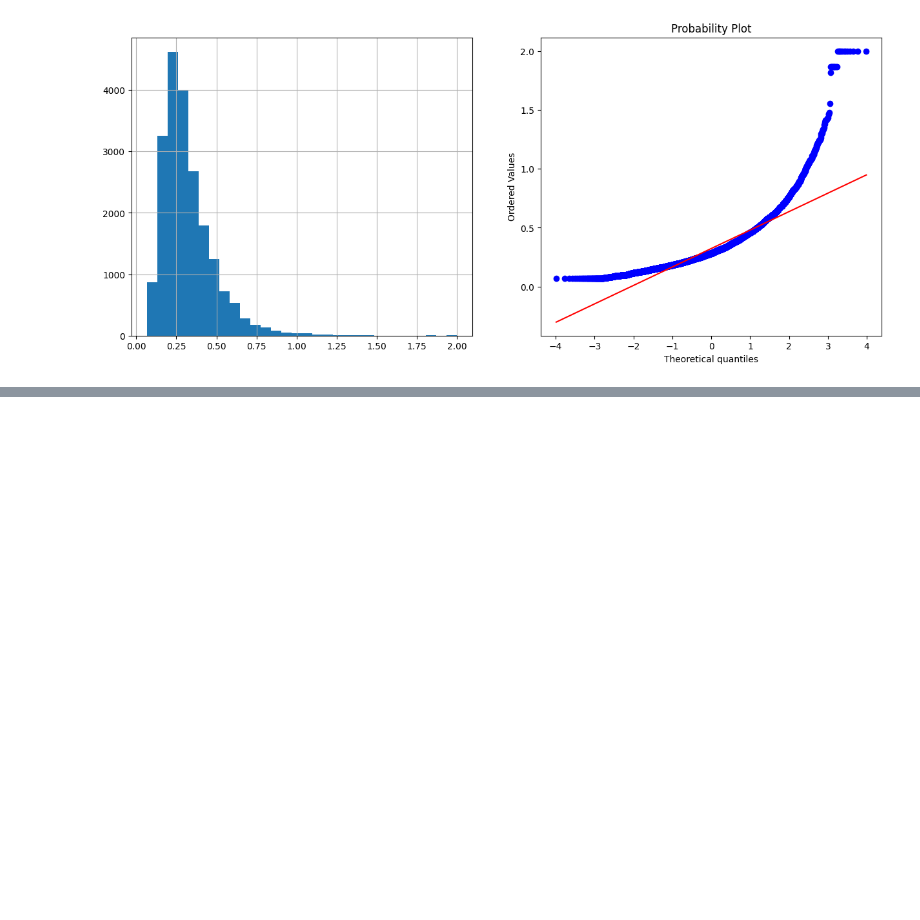
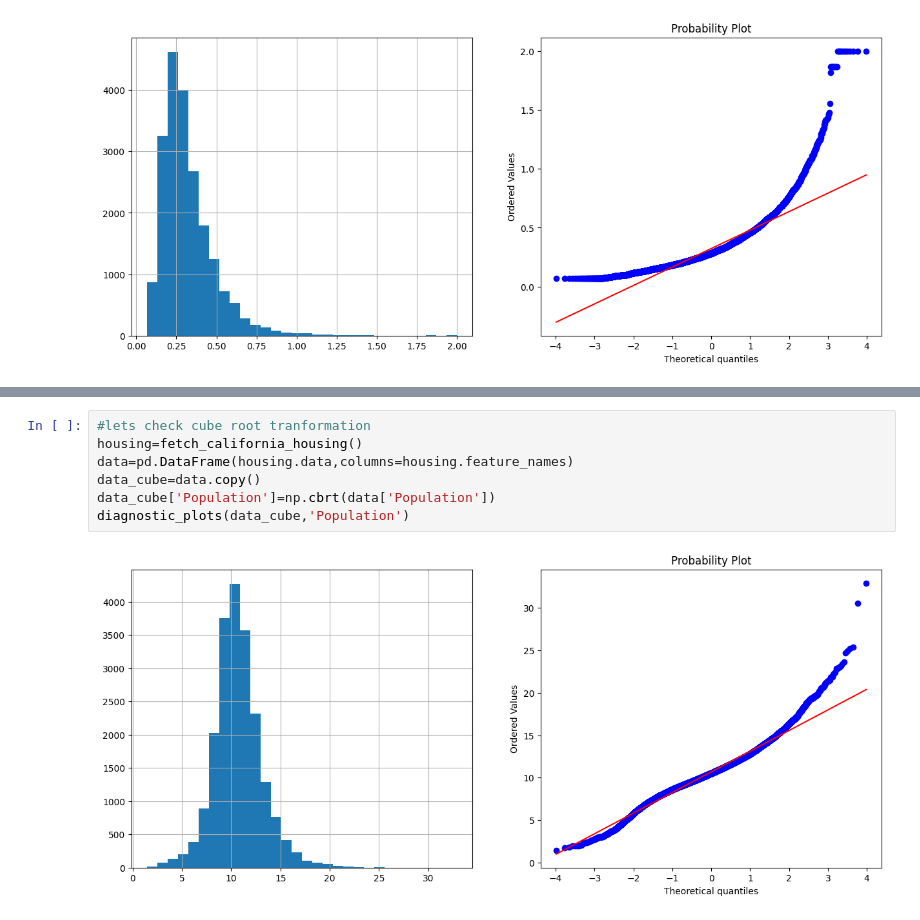
Before and after one commit to Chirag314/Feature-Engineering, a Jupyter notebook: Feature_Engineering_practise.ipynb, the cells around one changed output, grey strips where cells are left out. Drawn from its saved outputs; the diff is of its cells as text; blank space fills up the shorter version.

```diff
--- a/Feature_Engineering_practise.ipynb
+++ b/Feature_Engineering_practise.ipynb
@@ -1193,0 +1237,9 @@ diagnostic_plots(data_c,'MedInc')
+# %%
+#lets check cube root tranformation
+housing=fetch_california_housing()
+data=pd.DataFrame(housing.data,columns=housing.feature_names)
+data_cube=data.copy()
+data_cube['Population']=np.cbrt(data['Population'])
+diagnostic_plots(data_cube,'Population')
+# %% [output]
+[figure, added]
```
Also changed, not shown: parts of 21 cells of this notebook.
